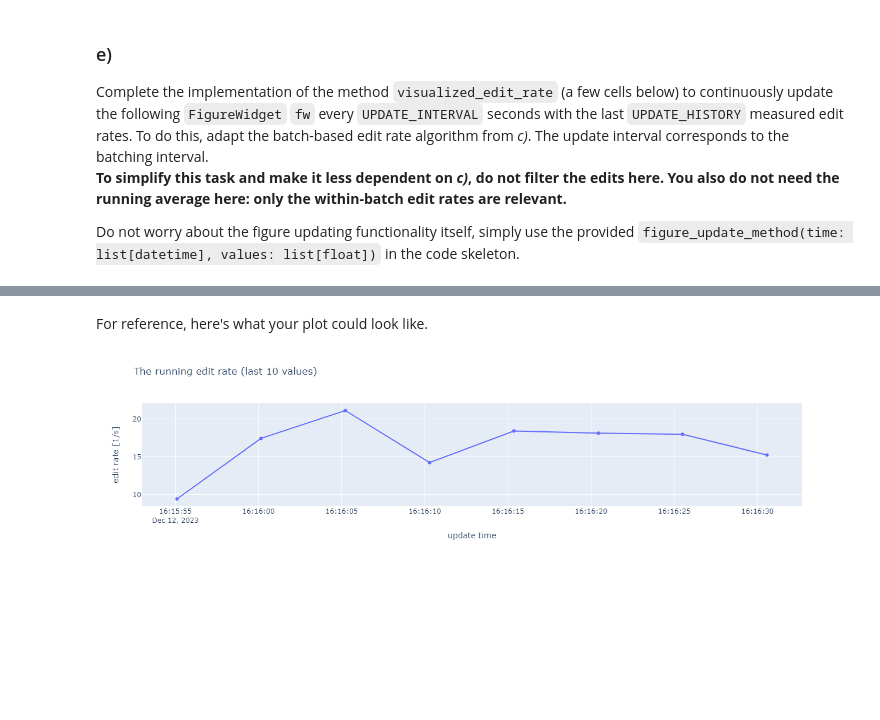
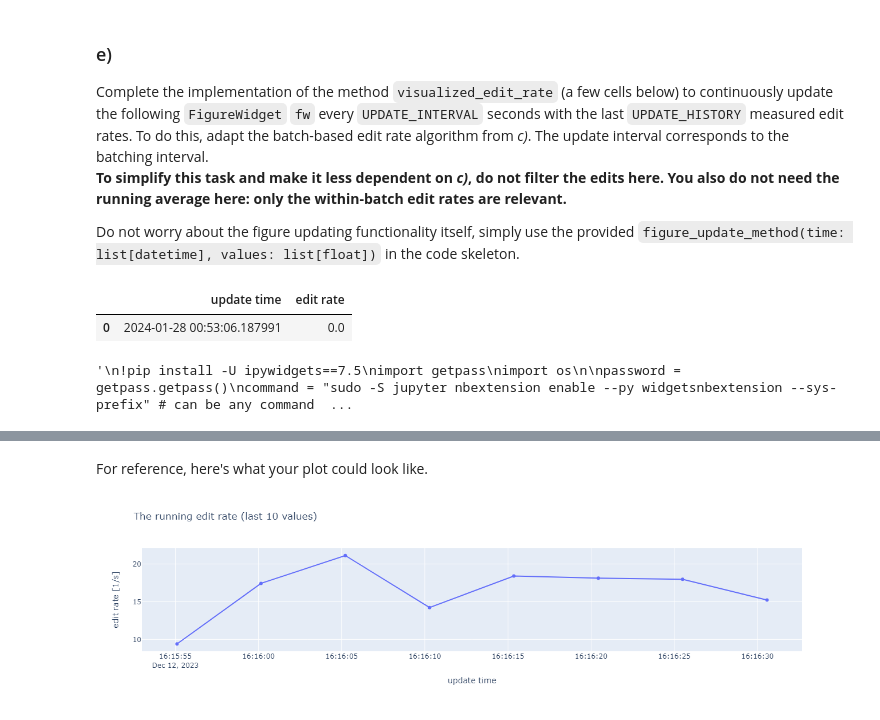
Before and after one commit to sillyduckyluck/IDS_part_2, a Jupyter notebook: Part_2/Q5_Big_Data.ipynb, the cells around one changed output, grey strips where cells are left out. Cells and saved outputs as stored; diff of their text form; code cells hidden in the pictures; blank space fills up the shorter version.

```diff
--- a/Part_2/Q5_Big_Data.ipynb
+++ b/Part_2/Q5_Big_Data.ipynb
@@ -232,15 +369,35 @@ UPDATE_INTERVAL = timedelta(seconds=5)
 # %%
 # recommended to not edit
 
 initialization_dummy = pd.DataFrame([[datetime.now(), 0.0]], columns=['update time', 'edit rate'])
 f = px.line(initialization_dummy, x='update time', y='edit rate', markers=True,
             title=f'The running edit rate (last {UPDATE_HISTORY} values)')
 f.update_layout(yaxis_title_text='edit rate [1/s]')
 fw = FigureWidget(f)
 
+display(initialization_dummy)
+
 def upd_fw(time: list[datetime], values: list[float]):
     """updates the above created `FigureWidget` fw with `time` and `values` for the x- and y-axis respectively"""
+    print(time)
+    print(values)
     fw.data[0].x = np.array(time)
     fw.data[0].y = np.array(values)
+# %% [output]
+|  | update time | edit rate |
+| 0 | 2024-01-28 00:53:06.187991 | 0.0 |
+# %%
+"""
+!pip install -U ipywidgets==7.5
+import getpass
+import os
+
+password = getpass.getpass()
+command = "sudo -S jupyter nbextension enable --py widgetsnbextension --sys-prefix" # can be any command but don't forget -S as it enables input from stdin
+os.popen(command, 'w').write(password+'\n')
+#!jupyter nbextension enable --py widgetsnbextension --sys-prefix
+"""
+# %% [output]
+'\n!pip install -U ipywidgets==7.5\nimport getpass\nimport os\n\npassword = getpass.getpass()\ncommand = "sudo -S jupyter nbextension enable --py widgetsnbextension --sys-prefix" # can be any command  ...
 # %%
 fw
```
Also changed, not shown: parts of 28 cells of this notebook, 1 other file.
